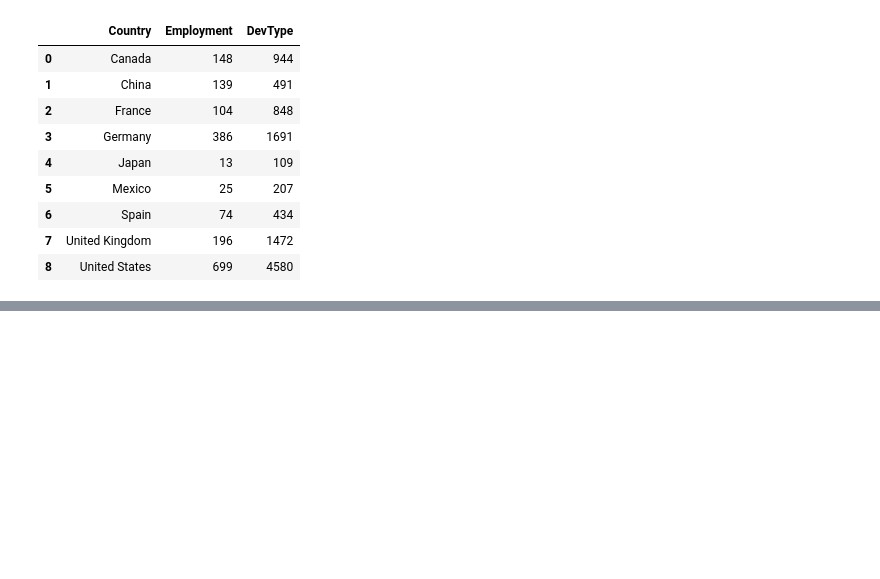
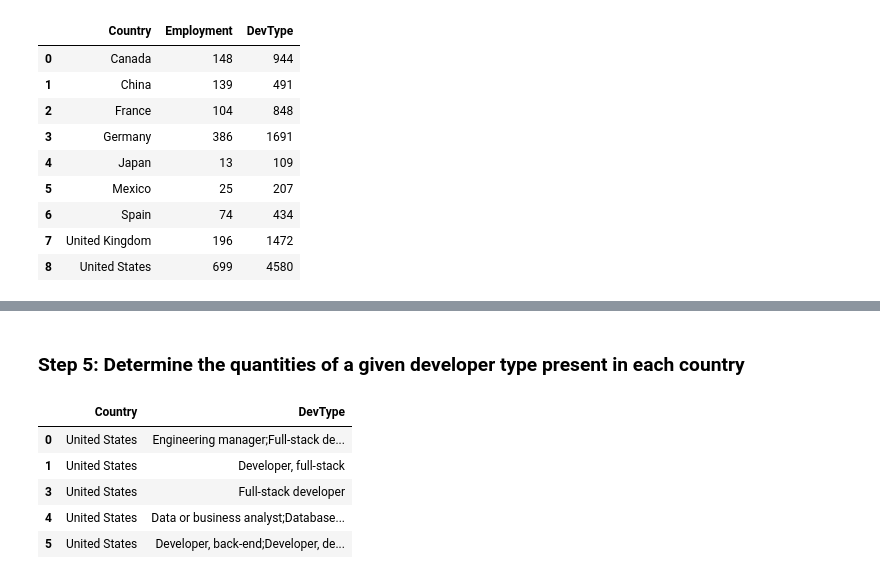
Before and after one commit to roberthallds/stack-overflow-data-cleaning, a Jupyter notebook: project.ipynb, the cells around one changed output, grey strips where cells are left out. Drawn from its saved outputs; the diff is of its cells as text; code cells hidden in the pictures; blank space fills up the shorter version.

```diff
--- a/project.ipynb
+++ b/project.ipynb
@@ -168,0 +213,13 @@ missing_data
+# %% [markdown]
+### Step 5: Determine the quantities of a given developer type present in each country
+# %%
+# create an isolated dataframe with only the necessary data for this task
+dev_data = data[['Country', 'DevType']]
+dev_data.head()
+# %% [output]
+|  | Country | DevType |
+| 0 | United States | Engineering manager;Full-stack de... |
+| 1 | United States | Developer, full-stack |
+| 3 | United States | Full-stack developer |
+| 4 | United States | Data or business analyst;Database... |
+| 5 | United States | Developer, back-end;Developer, de... |
```
Also changed, not shown: parts of 6 cells of this notebook.
